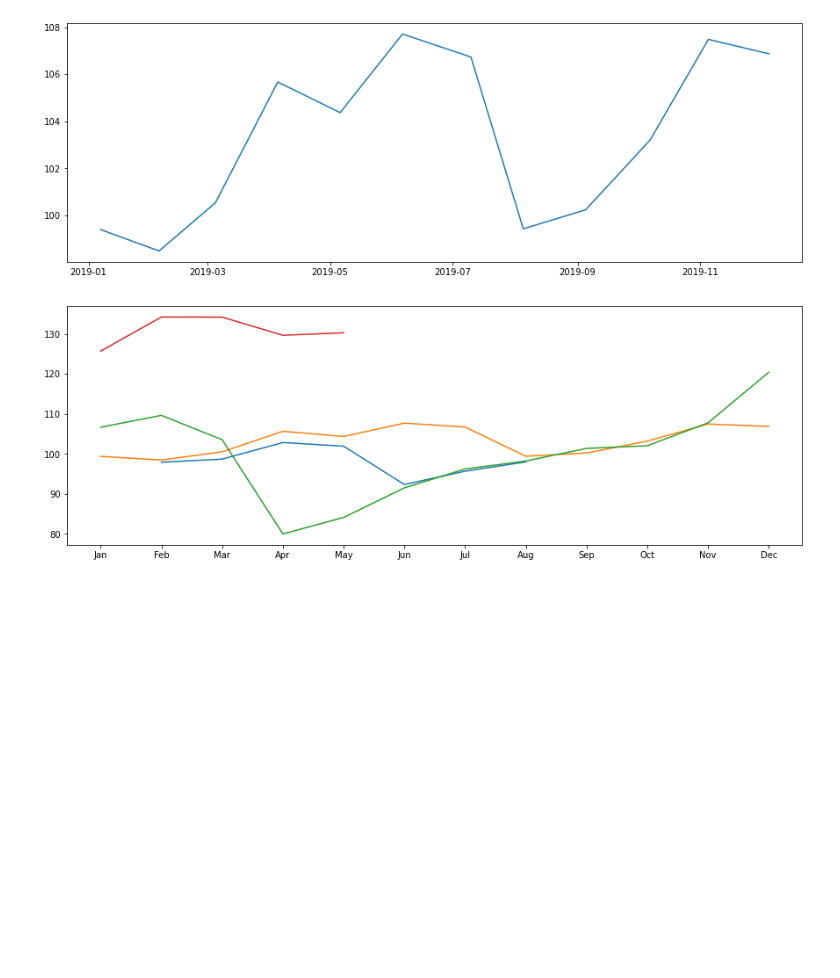
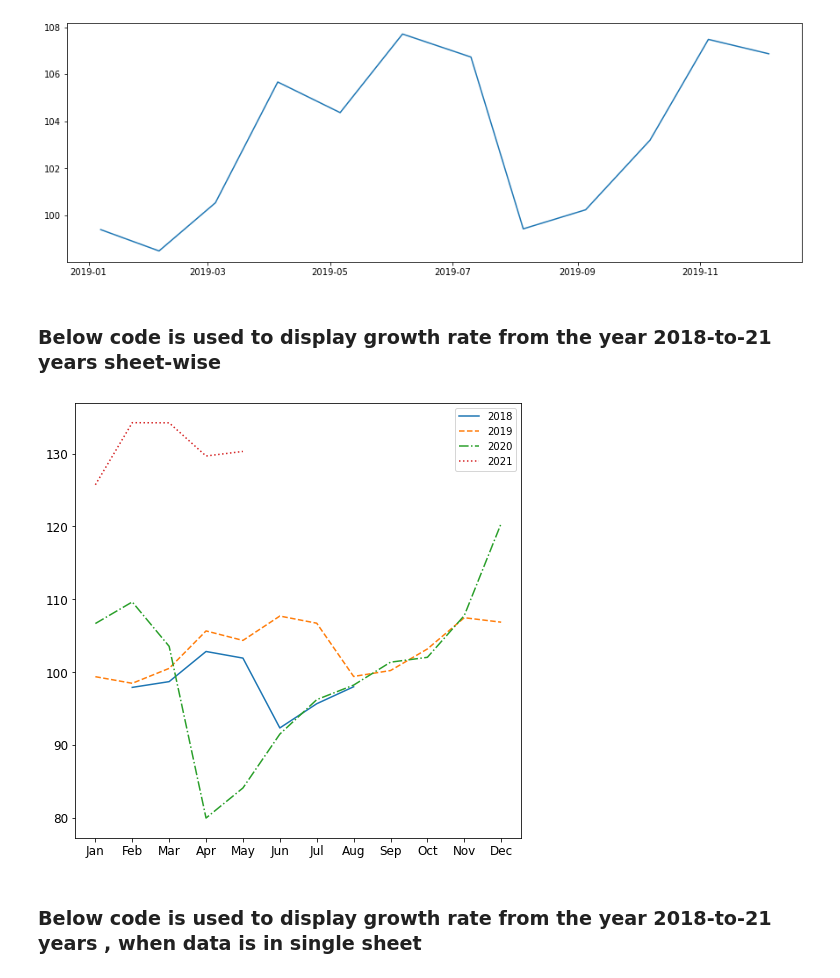
Before and after one commit to pradeepn2011/My_1st_Python3_projects, a Jupyter notebook: 1_pgm_market_growth.ipynb, the cells around one changed output. Saved outputs shown, nothing was run; the diff lists cells and outputs as text; code cells hidden in the pictures; blank space fills up the shorter version.

Commit message:
Updates on graphs
Updates on graphs in the file

```diff
--- a/1_pgm_market_growth.ipynb
+++ b/1_pgm_market_growth.ipynb
@@ -156,39 +230,50 @@ plt.plot(x2,y2)
 plt.show()
 # %% [output]
 [figure]
+# %% [markdown]
+### Below code is used to display growth rate from the year 2018-to-21 years sheet-wise
 # %%
-#### Below code is used to display growth rate for the year 2018-to-21 years sheet-wise
+
 
 stats1 = file.parse("2018_Market")
 stats2 = file.parse("2019_Market")
 stats3 = file.parse("2020_Market")
 stats4 = file.parse("2021_Market")
 
 import matplotlib.pyplot as plt
+
+plt.rcParams["figure.figsize"]=8,8 #this code  for customizing the size of the graph
+
+plt.xticks(fontsize=12 )#Used to set font size of the x-axis
+plt.yticks(fontsize=12 )#Used to set font size of the y-axis
+
 
 #x1 = ["May", "Jun","Jul","Aug","Sep","Oct","Nov","Dec"]
 y1 = stats1['GrowthRate']
 
 #x2 = stats2['NAV_as_on']
 x2 = ["Jan","Feb","Mar","Apr","May", "Jun","Jul","Aug","Sep","Oct","Nov","Dec"]
 y2 = stats2['GrowthRate']
 
 
 #x3 = stats3['NAV_as_on']
 y3 = stats3['GrowthRate']
 
 #x4 = stats4['NAV_as_on']
 y4 = stats4['GrowthRate']
 
 
-plt.plot(y1)
-plt.plot(x2,y2)
-plt.plot(x2,y3)
-plt.plot(y4)
+plt.plot(y1, label='2018', linestyle='-')
+plt.plot(x2,y2,label='2019', linestyle='--')
+plt.plot(x2,y3,label='2020', linestyle='-.')
+plt.plot(y4,label='2021', linestyle=':')
+plt.legend()#Display the color line labels classifications
 plt.show()
 
 #not able to plot for the sheet "2018_Market" coz
 #x-axis , y-axis should have same data point as we have it for "2019-20_Market",
 #instead we can only plot y-axis of "2018-Market" only
 # %% [output]
-[figure, old version]
+[figure, new version]
+# %% [markdown]
+### Below code is used to display growth rate from the year 2018-to-21 years , when data is in single sheet
```
Also changed, not shown: parts of 6 cells of this notebook, 1 other file.
